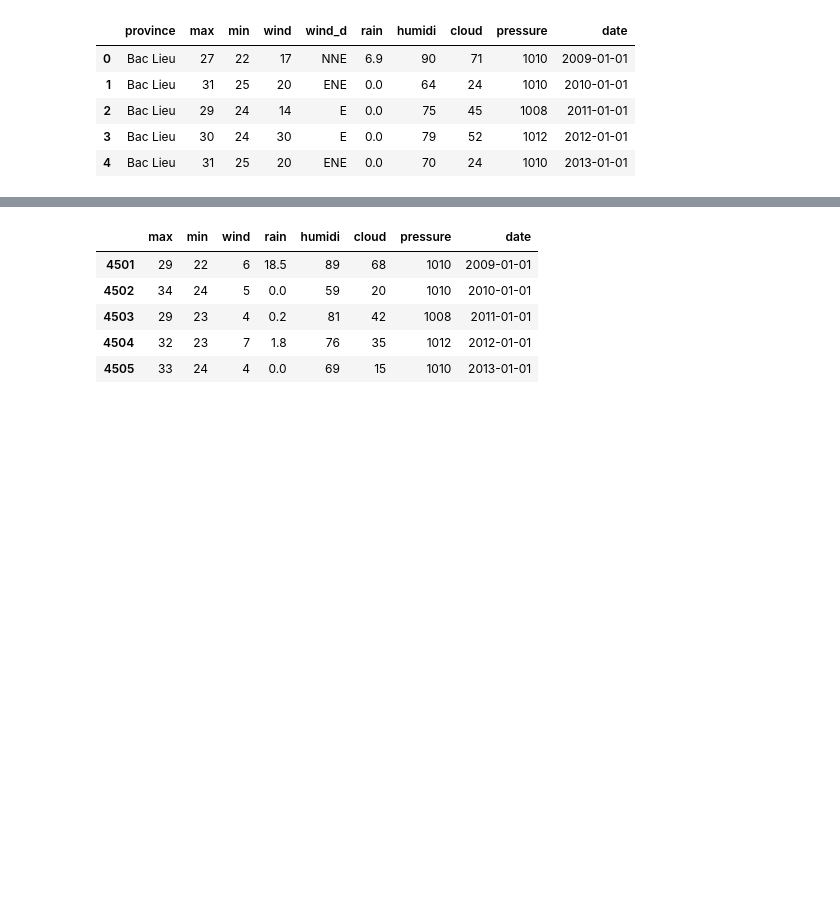
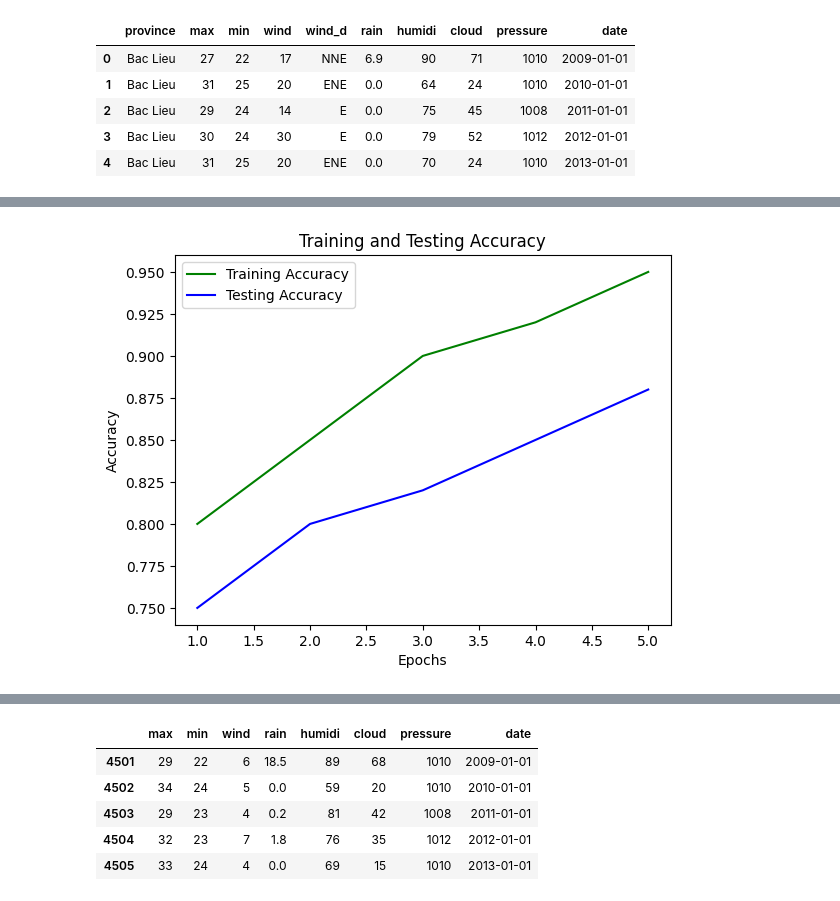
Before and after one commit to 24namnguyen10/weather-forecast, a Jupyter notebook: Predict.ipynb, the cells around one changed output, grey strips where cells are left out. Saved outputs shown, nothing was run; the diff lists cells and outputs as text; code cells hidden in the pictures; blank space fills up the shorter version.

```diff
--- a/Predict.ipynb
+++ b/Predict.ipynb
@@ -21,0 +351,19 @@ df.head()
+# %%
+import matplotlib.pyplot as plt
+
+# Assuming you have training and testing accuracy stored in lists
+# Replace these with your actual accuracy values
+train_accuracy = [0.8, 0.85, 0.9, 0.92, 0.95]  # Example training accuracy
+test_accuracy = [0.75, 0.8, 0.82, 0.85, 0.88]  # Example testing accuracy
+
+# Create the plot
+epochs = range(1, len(train_accuracy) + 1)
+plt.plot(epochs, train_accuracy, 'g', label='Training Accuracy')
+plt.plot(epochs, test_accuracy, 'b', label='Testing Accuracy')
+plt.title('Training and Testing Accuracy')
+plt.xlabel('Epochs')
+plt.ylabel('Accuracy')
+plt.legend()
+plt.show()
+# %% [output]
+[figure, added]
```
Also changed, not shown: parts of 38 cells of this notebook, 3 other files.
